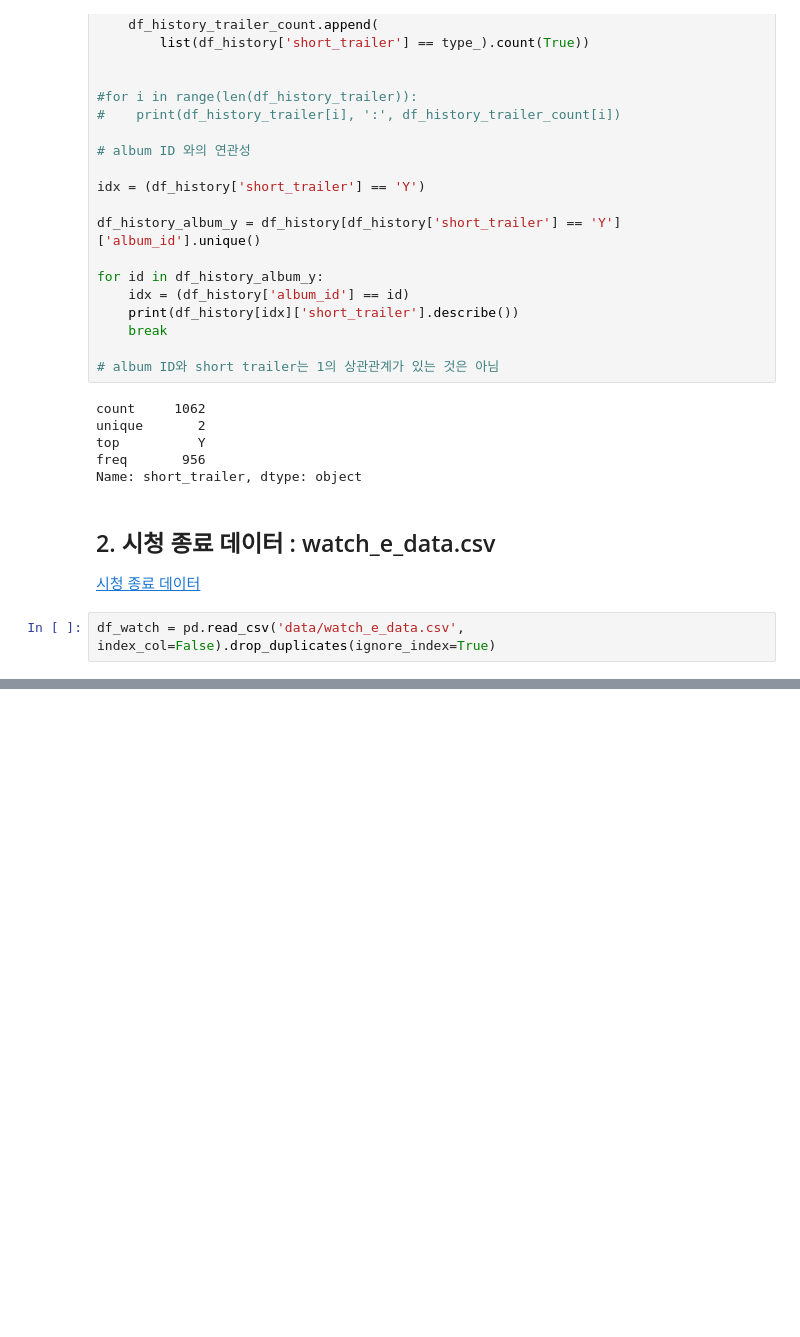
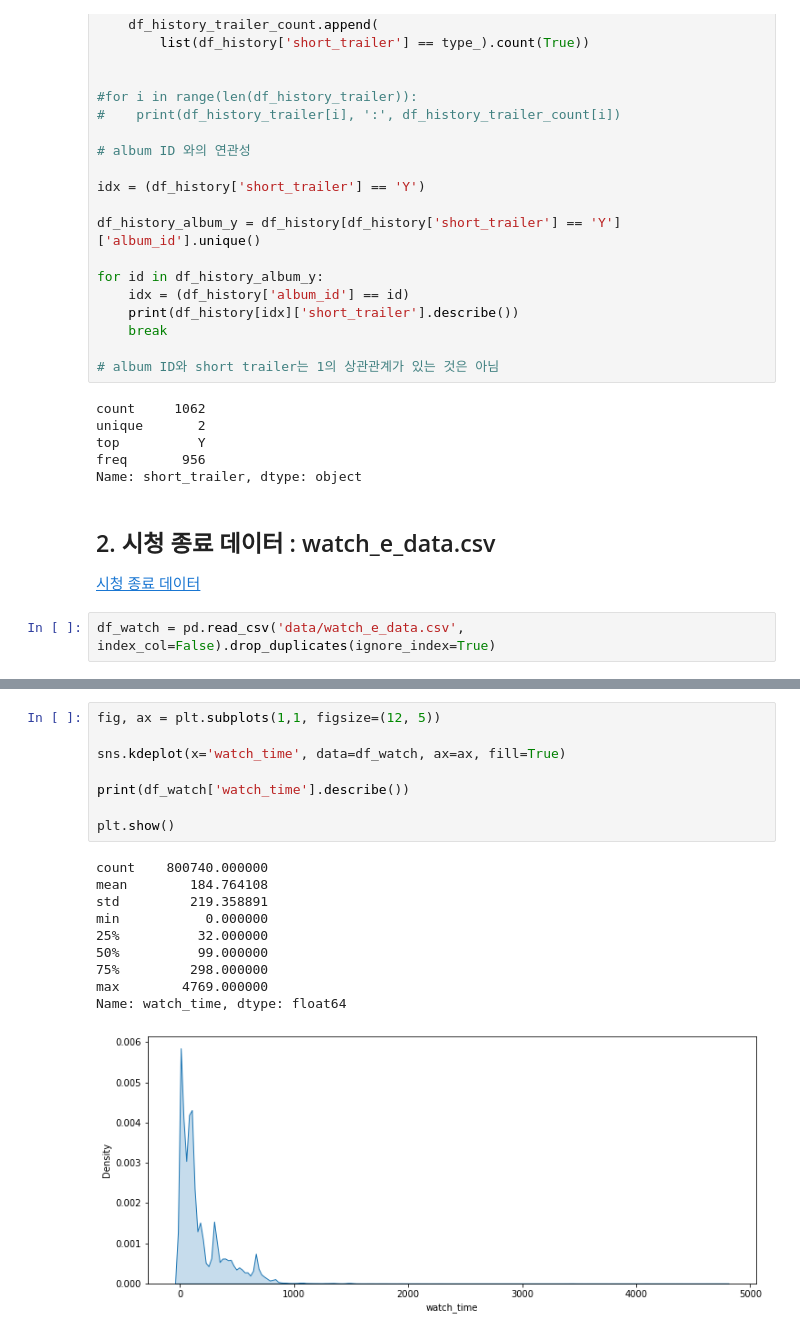
Before and after one commit to lg960214/2022-lguplus-AI-Ground, a Jupyter notebook: EDA_lg.ipynb, the cells around one changed output, grey strips where cells are left out. Cells and saved outputs as stored; diff of their text form; blank space fills up the shorter version.

```diff
--- a/EDA_lg.ipynb
+++ b/EDA_lg.ipynb
@@ -203,0 +227,19 @@ df_watch[idx]
+# %%
+fig, ax = plt.subplots(1,1, figsize=(12, 5))
+
+sns.kdeplot(x='watch_time', data=df_watch, ax=ax, fill=True)
+
+print(df_watch['watch_time'].describe())
+
+plt.show()
+# %% [output]
+count    800740.000000
+mean        184.764108
+std         219.358891
+min           0.000000
+25%          32.000000
+50%          99.000000
+75%         298.000000
+max        4769.000000
+Name: watch_time, dtype: float64
+[figure, added]
```
Also changed, not shown: parts of 10 cells of this notebook.
